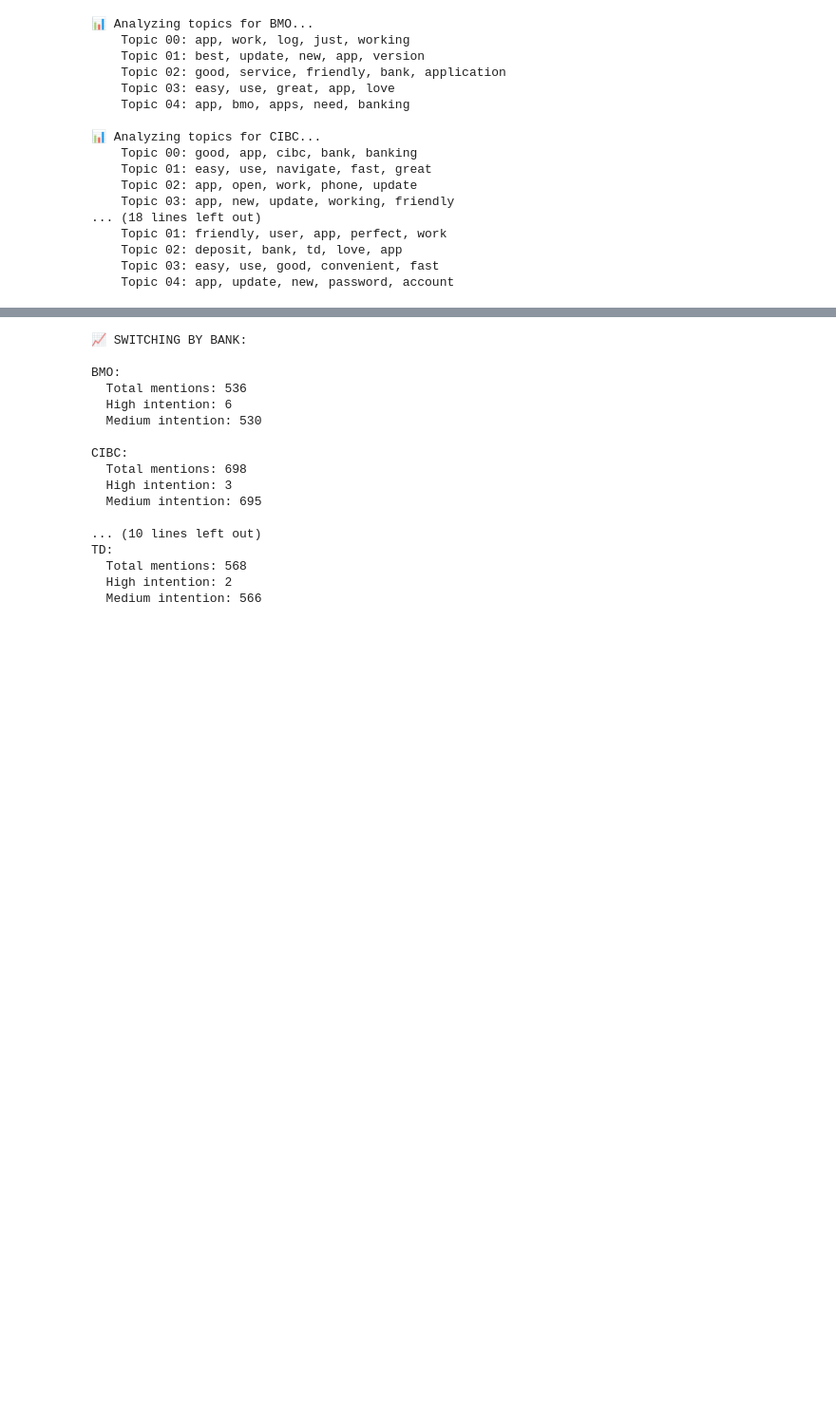
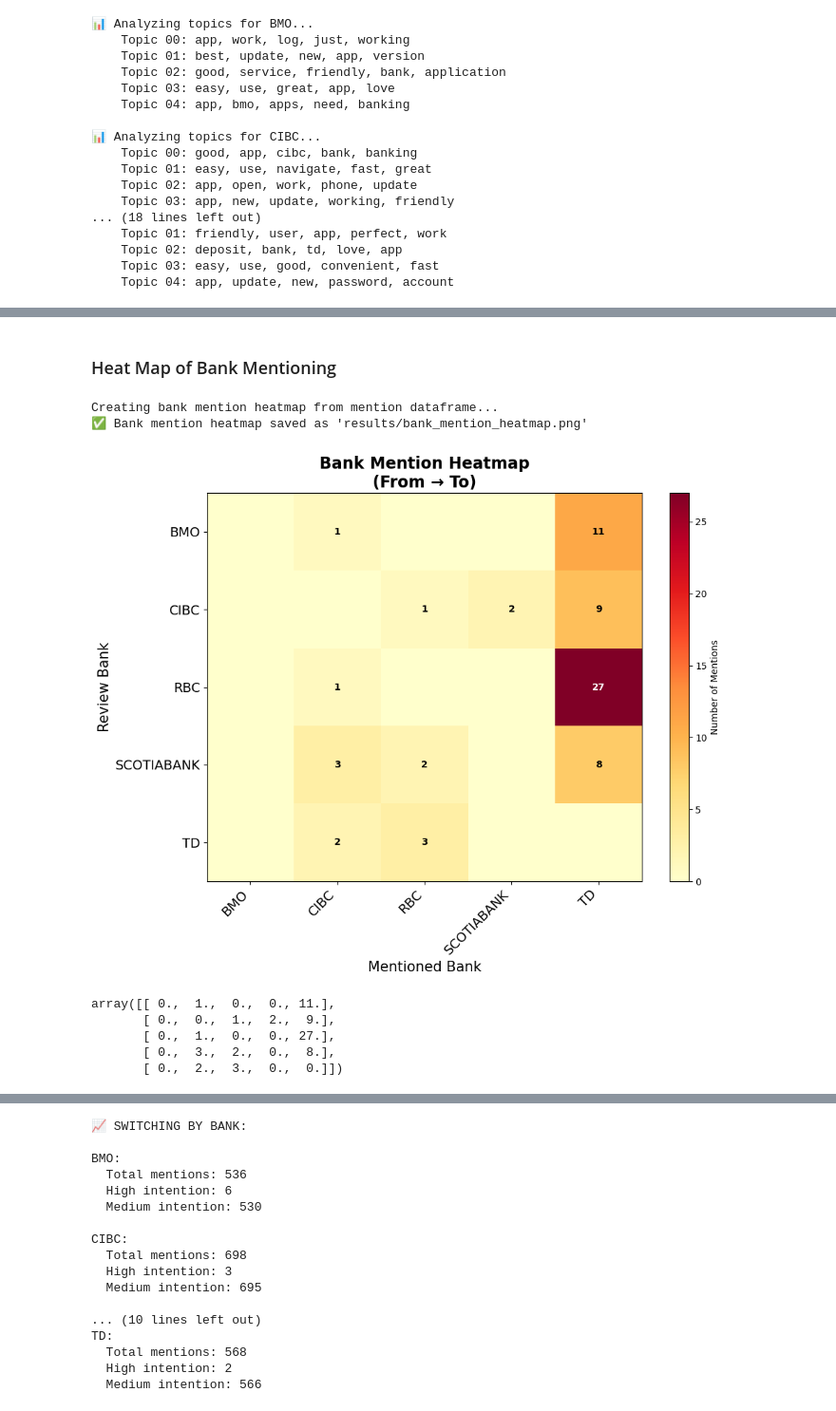
Before and after one commit to CarWong/BAN200FINAL, a Jupyter notebook: FINALBAN200.ipynb, the cells around one changed output, grey strips where cells are left out. Shown at 95% size. Cells and saved outputs as stored; diff of their text form; code cells hidden in the pictures; blank space fills up the shorter version.

Commit message:
Add Bank mention heatmap

```diff
--- a/FINALBAN200.ipynb
+++ b/FINALBAN200.ipynb
@@ -480,0 +575,79 @@ analyze_topics_by_bank(df)
+# %% [markdown]
+### Heat Map of Bank Mentioning
+# %%
+def create_heatmap_from_mention_df(mention_df):
+    """Create a standalone heatmap from an existing mention dataframe"""
+    print("Creating bank mention heatmap from mention dataframe...")
+
+    if len(mention_df) == 0:
+        print("No mention data available")
+        return None
+
+    # Get all unique banks
+    all_banks = list(mention_df['bank'].unique())
+
+    # Create mention matrix
+    mention_matrix = np.zeros((len(all_banks), len(all_banks)))
+
+    # Fill the matrix with mention data
+    for idx, row in mention_df.iterrows():
+        from_bank = row['bank']
+        to_banks = row['other_banks_mentioned']
+
+        if from_bank in all_banks and to_banks:
+            from_idx = all_banks.index(from_bank)
+            for to_bank in to_banks:
+                if to_bank in all_banks:
+                    to_idx = all_banks.index(to_bank)
+                    mention_matrix[from_idx][to_idx] += 1
+
+    # Create the heatmap
+    fig, ax = plt.subplots(1, 1, figsize=(10, 8))
+
+    # Create heatmap
+    im = ax.imshow(mention_matrix, cmap='YlOrRd', aspect='auto')
+
+    # Customize the heatmap
+    ax.set_title('Bank Mention Heatmap\n(From → To)', fontsize=17, fontweight='bold')
+    ax.set_xlabel('Mentioned Bank', fontsize=15)
+    ax.set_ylabel('Review Bank', fontsize=15)
+
+    # Set ticks and labels
+    ax.set_xticks(range(len(all_banks)))
+    ax.set_yticks(range(len(all_banks)))
+
+    ax.set_xticklabels(all_banks, rotation=45, ha='right', fontsize=14)
+    ax.set_yticklabels(all_banks, fontsize=14)
+
+    # Add value annotations
+    for i in range(len(all_banks)):
+        for j in range(len(all_banks)):
+            value = mention_matrix[i, j]
+            if value > 0:
+                ax.text(j, i, f'{int(value)}', ha='center', va='center',
+                       fontweight='bold', color='white' if value > np.max(mention_matrix)/2 else 'black')
+
+    # Add colorbar
+    plt.colorbar(im, ax=ax, label='Number of Mentions')
+
+    # Adjust layout
+    plt.tight_layout()
+
+    # Save the heatmap
+    plt.savefig('bank_mention_heatmap.png', dpi=300, bbox_inches='tight')
+    print("✅ Bank mention heatmap saved as 'bank_mention_heatmap.png'")
+
+    plt.show()
+
+    return mention_matrix
+
+create_heatmap_from_mention_df(mention_df)
+# %% [output]
+Creating bank mention heatmap from mention dataframe...
+✅ Bank mention heatmap saved as 'results/bank_mention_heatmap.png'
+[figure, added]
+array([[ 0.,  1.,  0.,  0., 11.],
+       [ 0.,  0.,  1.,  2.,  9.],
+       [ 0.,  1.,  0.,  0., 27.],
+       [ 0.,  3.,  2.,  0.,  8.],
+       [ 0.,  2.,  3.,  0.,  0.]])
```
Also changed, not shown: parts of 5 cells of this notebook, 3 other files.
